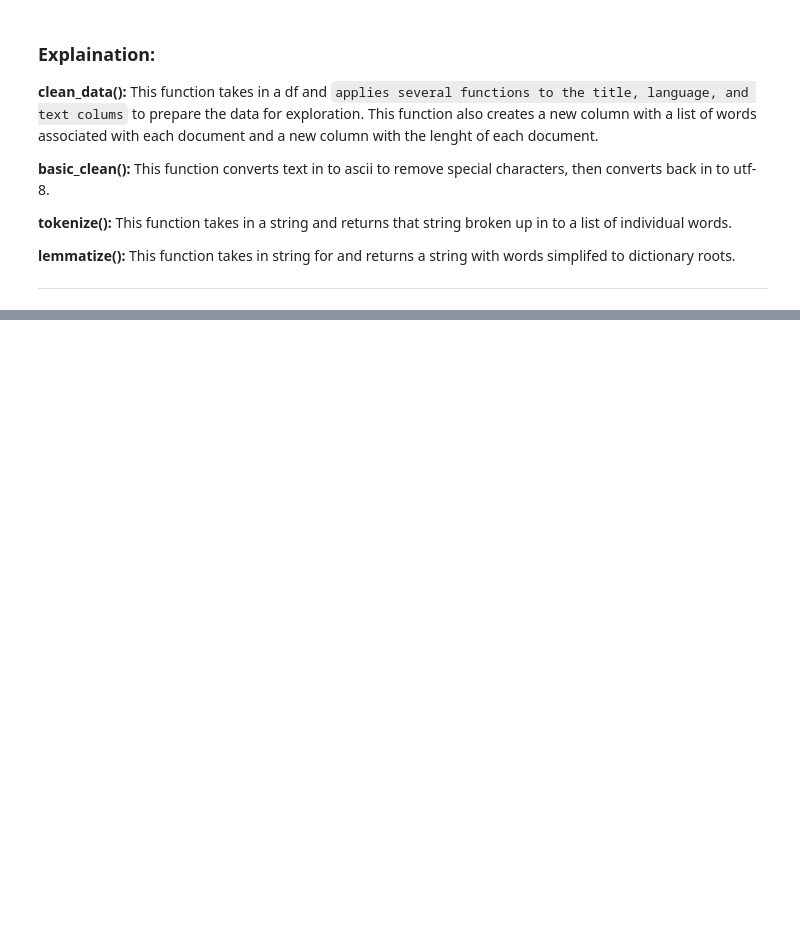
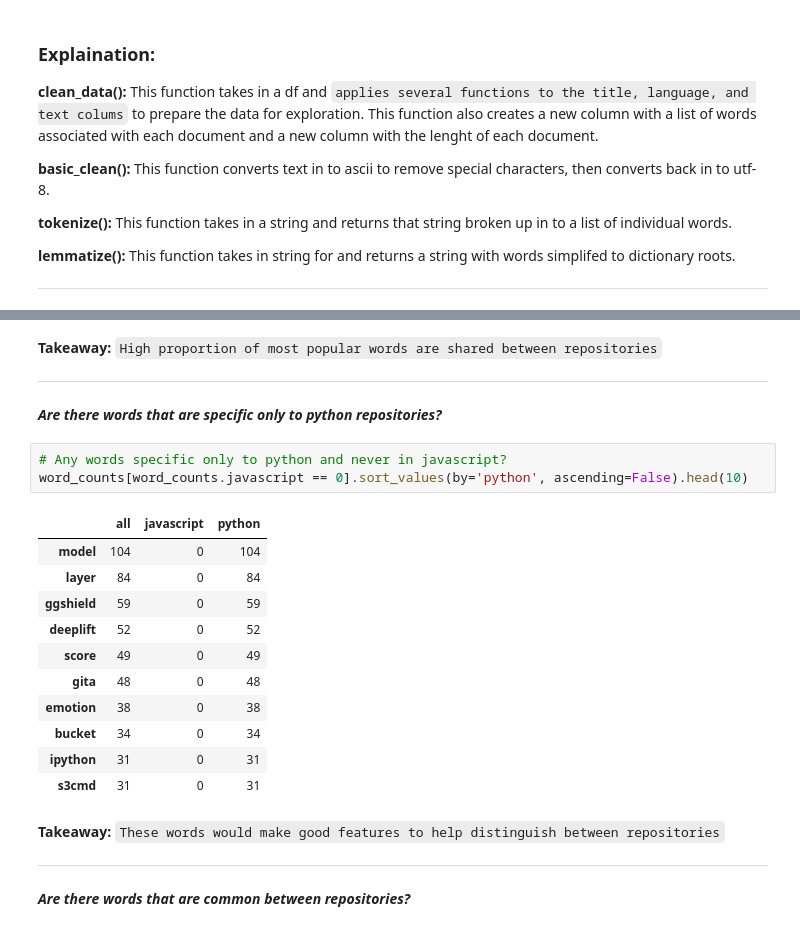
Before and after one commit to AC-Readme/nlp_project, a Jupyter notebook: final_project_notebook.ipynb, the cells around one changed output, grey strips where cells are left out. Saved outputs shown, nothing was run; the diff lists cells and outputs as text; blank space fills up the shorter version.

```diff
--- a/final_project_notebook.ipynb
+++ b/final_project_notebook.ipynb
@@ -166,0 +267,27 @@ def clean_data(df):
+# %% [markdown]
+**Takeaway:**
+`High proportion of most popular words are shared between repositories`
+***
+# %% [markdown]
+***Are there words that are specific only to python repositories?***
+# %%
+# Any words specific only to python and never in javascript?
+word_counts[word_counts.javascript == 0].sort_values(by='python', ascending=False).head(10)
+# %% [output]
+|  | all | javascript | python |
+| model | 104 | 0 | 104 |
+| layer | 84 | 0 | 84 |
+| ggshield | 59 | 0 | 59 |
+| deeplift | 52 | 0 | 52 |
+| score | 49 | 0 | 49 |
+| gita | 48 | 0 | 48 |
+| emotion | 38 | 0 | 38 |
+| bucket | 34 | 0 | 34 |
+| ipython | 31 | 0 | 31 |
+| s3cmd | 31 | 0 | 31 |
+# %% [markdown]
+**Takeaway:**
+`These words would make good features to help distinguish between repositories`
+***
+# %% [markdown]
+***Are there words that are common between repositories?***
```
Also changed, not shown: parts of 20 cells of this notebook.
